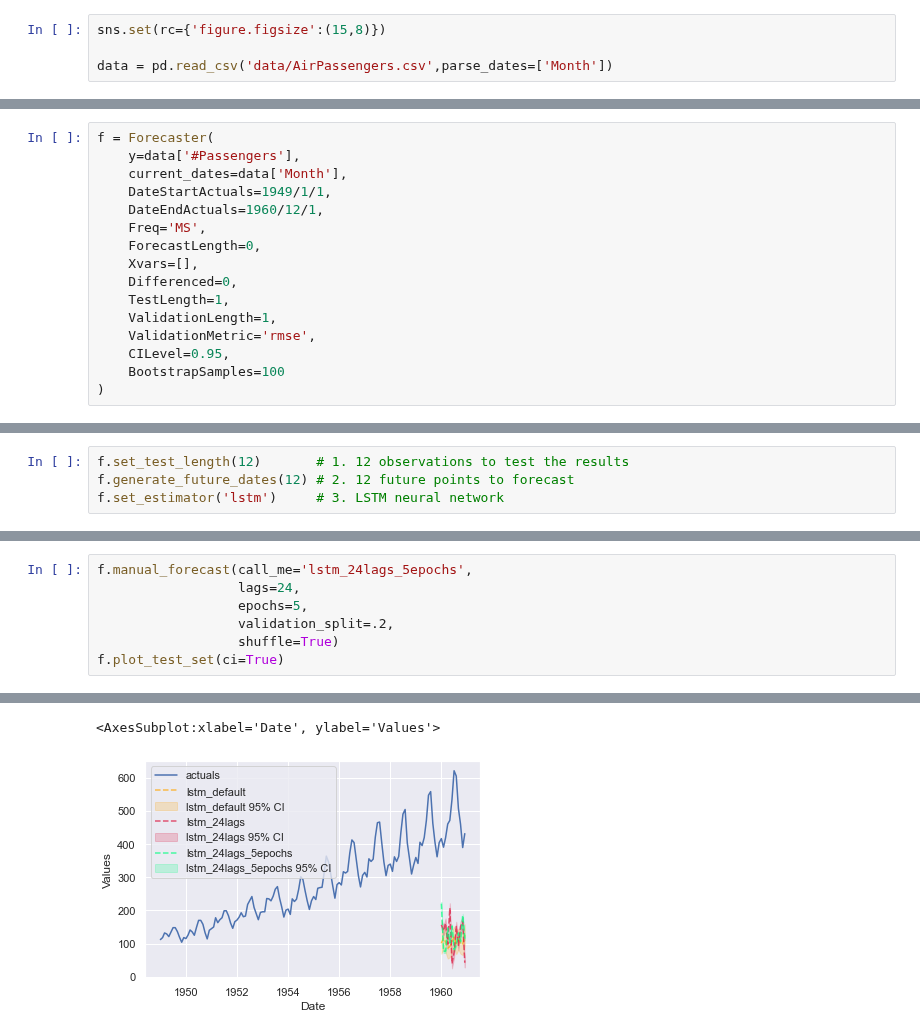
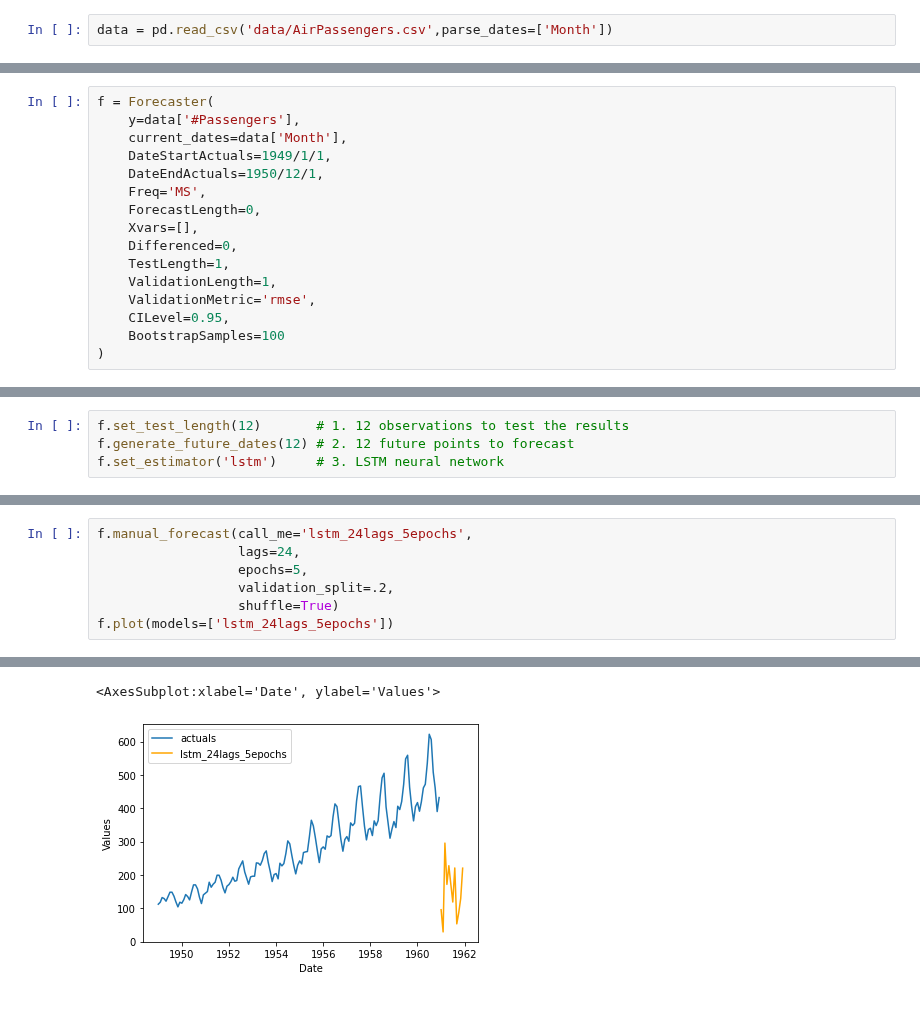
Before and after one commit to sirandreww/236754_project_in_intelligent_systems, a Jupyter notebook: jupyter_notebooks/03_lstm.ipynb, the cells around one changed output, grey strips where cells are left out. Drawn from its saved outputs; the diff is of its cells as text; blank space fills up the shorter version.

```diff
--- a/jupyter_notebooks/03_lstm.ipynb
+++ b/jupyter_notebooks/03_lstm.ipynb
@@ -19,8 +19,6 @@ from scalecast.Forecaster import Forecaster
 # %% [markdown]
 ## Getting the data
 # %%
-sns.set(rc={'figure.figsize':(15,8)})
-
 data = pd.read_csv('data/AirPassengers.csv',parse_dates=['Month'])
 # %% [markdown]
 ## Exploratory Data Analysis
@@ -29,7 +27,7 @@ f = Forecaster(
     y=data['#Passengers'],
     current_dates=data['Month'],
     DateStartActuals=1949/1/1,
-    DateEndActuals=1960/12/1,
+    DateEndActuals=1950/12/1,
     Freq='MS',
     ForecastLength=0,
     Xvars=[],
@@ -99,6 +97,6 @@ f.manual_forecast(call_me='lstm_24lags_5epochs',
                   epochs=5,
                   validation_split=.2,
                   shuffle=True)
-f.plot_test_set(ci=True)
+f.plot(models=['lstm_24lags_5epochs'])
 # %% [output]
 Epoch 1/5
@@ -120,6 +118,6 @@ Epoch 5/5
 4/4 [==============================] - 0s 5ms/step
 <AxesSubplot:xlabel='Date', ylabel='Values'>
-[figure, old version]
+[figure, new version]
 # %%
 from tensorflow.keras.callbacks import EarlyStopping
 f.manual_forecast(call_me='lstm_24lags_earlystop_3layers',
```
Also changed, not shown: parts of 7 cells of this notebook.
